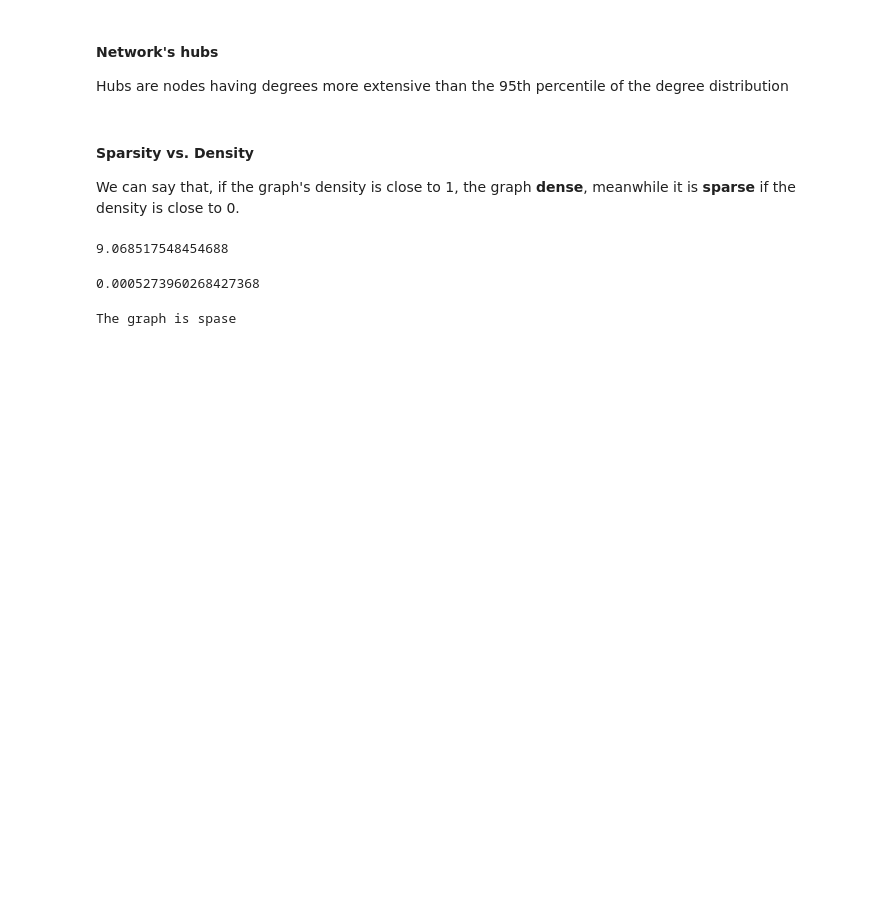
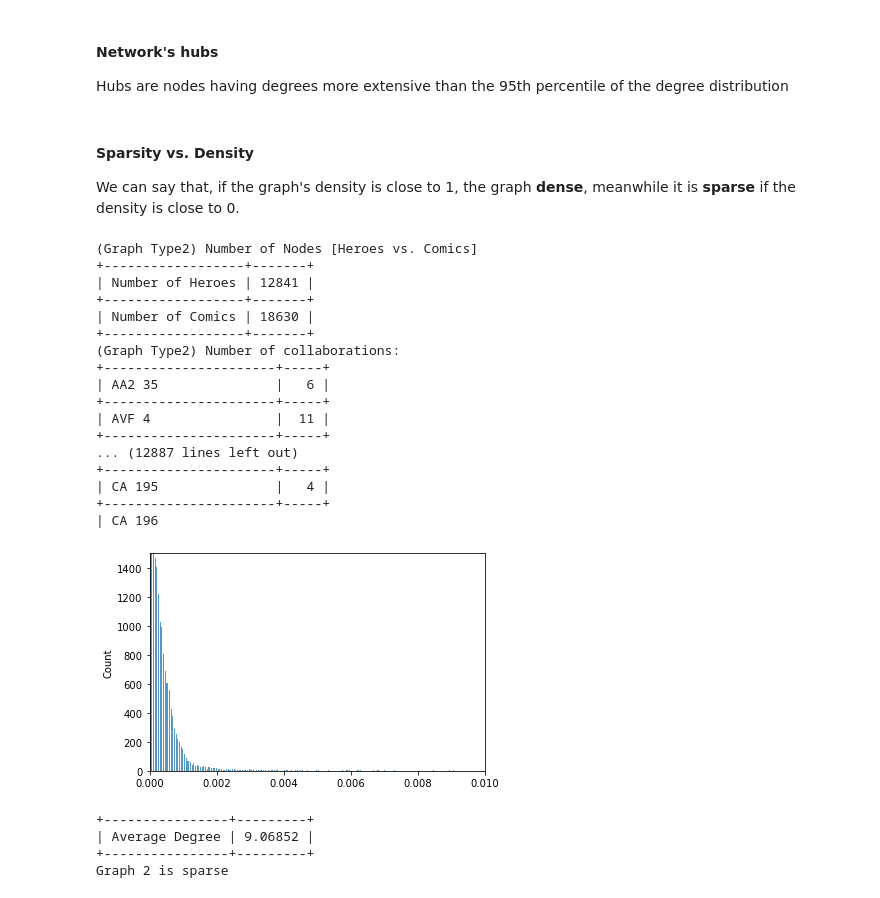
Before and after one commit to LeoDiNino97/ADM_HW5_Group20, a Jupyter notebook: HW5_Gian.ipynb, the cells around one changed output. Saved outputs shown, nothing was run; the diff lists cells and outputs as text; code cells hidden in the pictures; blank space fills up the shorter version.

```diff
--- a/HW5_Gian.ipynb
+++ b/HW5_Gian.ipynb
@@ -499,6 +580,2 @@ class func1():
 # %%
-test = func1(graph2, graph_type=2)
+test = func1(graph2, graph_type=2,topN=True, n=0)
-# %%
-test.average_degree()
-# %% [output]
-9.068517548454688
@@ -509,8 +582,25 @@ test.find_hubs()
-# %%
-test.graph_density()
-# %% [output]
-0.0005273960268427368
-# %%
-test.check_sparsity()
-# %% [output]
-The graph is spase
+# %%
+test.visualization()
+# %% [output]
+(Graph Type2) Number of Nodes [Heroes vs. Comics]
++------------------+-------+
+| Number of Heroes | 12841 |
++------------------+-------+
+| Number of Comics | 18630 |
++------------------+-------+
+(Graph Type2) Number of collaborations:
++----------------------+-----+
+| AA2 35               |   6 |
++----------------------+-----+
+| AVF 4                |  11 |
++----------------------+-----+
+... (12887 lines left out)
++----------------------+-----+
+| CA 195               |   4 |
++----------------------+-----+
+| CA 196
+[figure, added]
++----------------+---------+
+| Average Degree | 9.06852 |
++----------------+---------+
+Graph 2 is sparse
```
Also changed, not shown: parts of 8 cells of this notebook.
